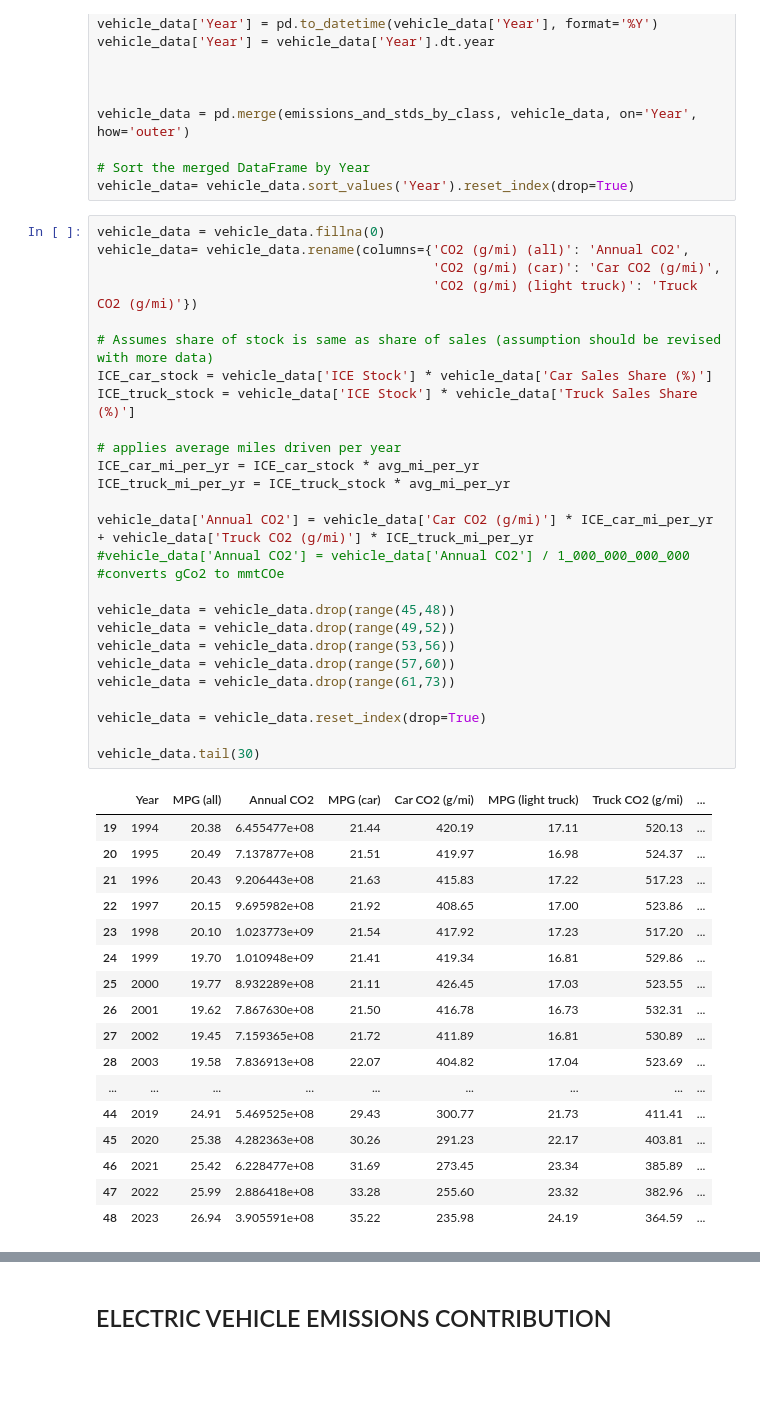
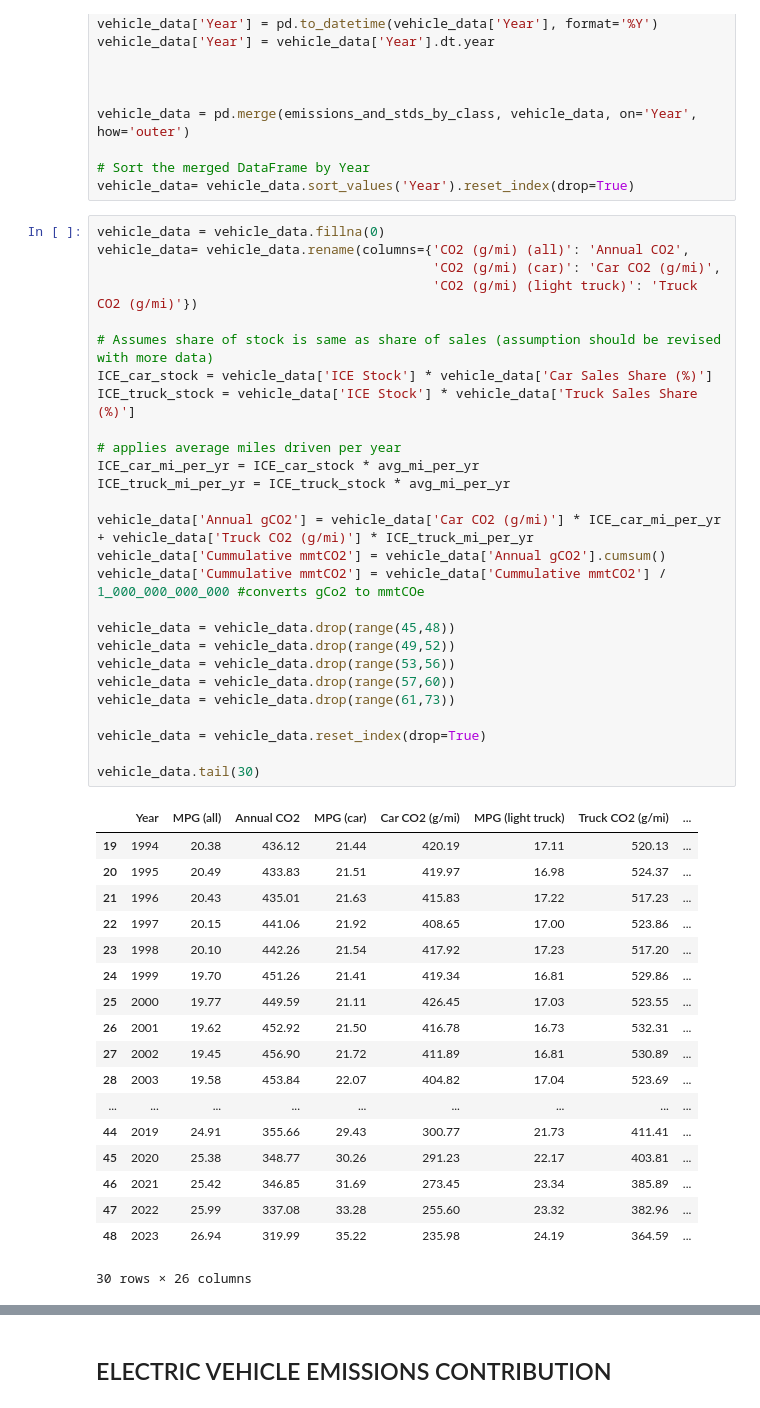
Before and after one commit to jbondAI/AI_Project_2, a Jupyter notebook: vehicle_and_emissions_analysis.ipynb, the cells around one changed output, grey strips where cells are left out. Cells and saved outputs as stored; diff of their text form; blank space fills up the shorter version.

```diff
--- a/vehicle_and_emissions_analysis.ipynb
+++ b/vehicle_and_emissions_analysis.ipynb
@@ -543,44 +543,46 @@ vehicle_data= vehicle_data.sort_values('Year').reset_index(drop=True)
 # %%
 vehicle_data = vehicle_data.fillna(0)
 vehicle_data= vehicle_data.rename(columns={'CO2 (g/mi) (all)': 'Annual CO2',
                                            'CO2 (g/mi) (car)': 'Car CO2 (g/mi)',
                                            'CO2 (g/mi) (light truck)': 'Truck CO2 (g/mi)'})
 
 # Assumes share of stock is same as share of sales (assumption should be revised with more data)
 ICE_car_stock = vehicle_data['ICE Stock'] * vehicle_data['Car Sales Share (%)']
 ICE_truck_stock = vehicle_data['ICE Stock'] * vehicle_data['Truck Sales Share (%)']
 
 # applies average miles driven per year
 ICE_car_mi_per_yr = ICE_car_stock * avg_mi_per_yr
 ICE_truck_mi_per_yr = ICE_truck_stock * avg_mi_per_yr
 
-vehicle_data['Annual CO2'] = vehicle_data['Car CO2 (g/mi)'] * ICE_car_mi_per_yr + vehicle_data['Truck CO2 (g/mi)'] * ICE_truck_mi_per_yr
-#vehicle_data['Annual CO2'] = vehicle_data['Annual CO2'] / 1_000_000_000_000 #converts gCo2 to mmtCOe
+vehicle_data['Annual gCO2'] = vehicle_data['Car CO2 (g/mi)'] * ICE_car_mi_per_yr + vehicle_data['Truck CO2 (g/mi)'] * ICE_truck_mi_per_yr
+vehicle_data['Cummulative mmtCO2'] = vehicle_data['Annual gCO2'].cumsum()
+vehicle_data['Cummulative mmtCO2'] = vehicle_data['Cummulative mmtCO2'] / 1_000_000_000_000 #converts gCo2 to mmtCOe
 
 vehicle_data = vehicle_data.drop(range(45,48))
 vehicle_data = vehicle_data.drop(range(49,52))
 vehicle_data = vehicle_data.drop(range(53,56))
 vehicle_data = vehicle_data.drop(range(57,60))
 vehicle_data = vehicle_data.drop(range(61,73))
 
 vehicle_data = vehicle_data.reset_index(drop=True)
 
 vehicle_data.tail(30)
 # %% [output]
 |  | Year | MPG (all) | Annual CO2 | MPG (car) | Car CO2 (g/mi) | MPG (light truck) | Truck CO2 (g/mi) | ... |
-| 19 | 1994 | 20.38 | 6.455477e+08 | 21.44 | 420.19 | 17.11 | 520.13 | ... |
-| 20 | 1995 | 20.49 | 7.137877e+08 | 21.51 | 419.97 | 16.98 | 524.37 | ... |
-| 21 | 1996 | 20.43 | 9.206443e+08 | 21.63 | 415.83 | 17.22 | 517.23 | ... |
-| 22 | 1997 | 20.15 | 9.695982e+08 | 21.92 | 408.65 | 17.00 | 523.86 | ... |
-| 23 | 1998 | 20.10 | 1.023773e+09 | 21.54 | 417.92 | 17.23 | 517.20 | ... |
-| 24 | 1999 | 19.70 | 1.010948e+09 | 21.41 | 419.34 | 16.81 | 529.86 | ... |
-| 25 | 2000 | 19.77 | 8.932289e+08 | 21.11 | 426.45 | 17.03 | 523.55 | ... |
-| 26 | 2001 | 19.62 | 7.867630e+08 | 21.50 | 416.78 | 16.73 | 532.31 | ... |
-| 27 | 2002 | 19.45 | 7.159365e+08 | 21.72 | 411.89 | 16.81 | 530.89 | ... |
-| 28 | 2003 | 19.58 | 7.836913e+08 | 22.07 | 404.82 | 17.04 | 523.69 | ... |
+| 19 | 1994 | 20.38 | 436.12 | 21.44 | 420.19 | 17.11 | 520.13 | ... |
+| 20 | 1995 | 20.49 | 433.83 | 21.51 | 419.97 | 16.98 | 524.37 | ... |
+| 21 | 1996 | 20.43 | 435.01 | 21.63 | 415.83 | 17.22 | 517.23 | ... |
+| 22 | 1997 | 20.15 | 441.06 | 21.92 | 408.65 | 17.00 | 523.86 | ... |
+| 23 | 1998 | 20.10 | 442.26 | 21.54 | 417.92 | 17.23 | 517.20 | ... |
+| 24 | 1999 | 19.70 | 451.26 | 21.41 | 419.34 | 16.81 | 529.86 | ... |
+| 25 | 2000 | 19.77 | 449.59 | 21.11 | 426.45 | 17.03 | 523.55 | ... |
+| 26 | 2001 | 19.62 | 452.92 | 21.50 | 416.78 | 16.73 | 532.31 | ... |
+| 27 | 2002 | 19.45 | 456.90 | 21.72 | 411.89 | 16.81 | 530.89 | ... |
+| 28 | 2003 | 19.58 | 453.84 | 22.07 | 404.82 | 17.04 | 523.69 | ... |
 | ... | ... | ... | ... | ... | ... | ... | ... | ... |
-| 44 | 2019 | 24.91 | 5.469525e+08 | 29.43 | 300.77 | 21.73 | 411.41 | ... |
-| 45 | 2020 | 25.38 | 4.282363e+08 | 30.26 | 291.23 | 22.17 | 403.81 | ... |
-| 46 | 2021 | 25.42 | 6.228477e+08 | 31.69 | 273.45 | 23.34 | 385.89 | ... |
-| 47 | 2022 | 25.99 | 2.886418e+08 | 33.28 | 255.60 | 23.32 | 382.96 | ... |
-| 48 | 2023 | 26.94 | 3.905591e+08 | 35.22 | 235.98 | 24.19 | 364.59 | ... |
+| 44 | 2019 | 24.91 | 355.66 | 29.43 | 300.77 | 21.73 | 411.41 | ... |
+| 45 | 2020 | 25.38 | 348.77 | 30.26 | 291.23 | 22.17 | 403.81 | ... |
+| 46 | 2021 | 25.42 | 346.85 | 31.69 | 273.45 | 23.34 | 385.89 | ... |
+| 47 | 2022 | 25.99 | 337.08 | 33.28 | 255.60 | 23.32 | 382.96 | ... |
+| 48 | 2023 | 26.94 | 319.99 | 35.22 | 235.98 | 24.19 | 364.59 | ... |
+30 rows × 26 columns
```
Also changed, not shown: parts of 13 cells of this notebook, 1 other file.
